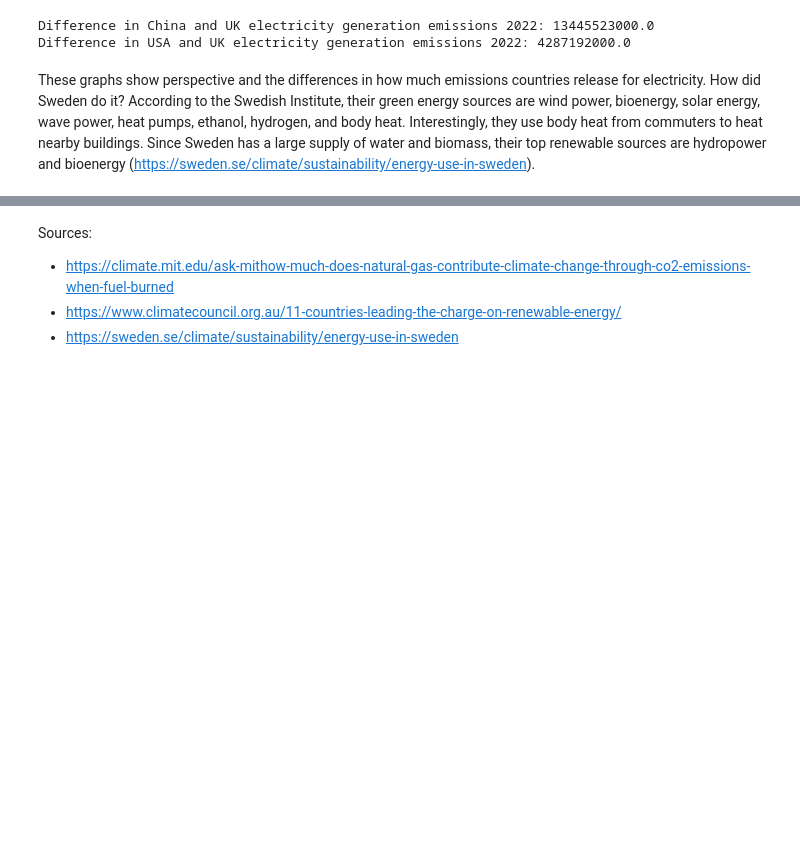
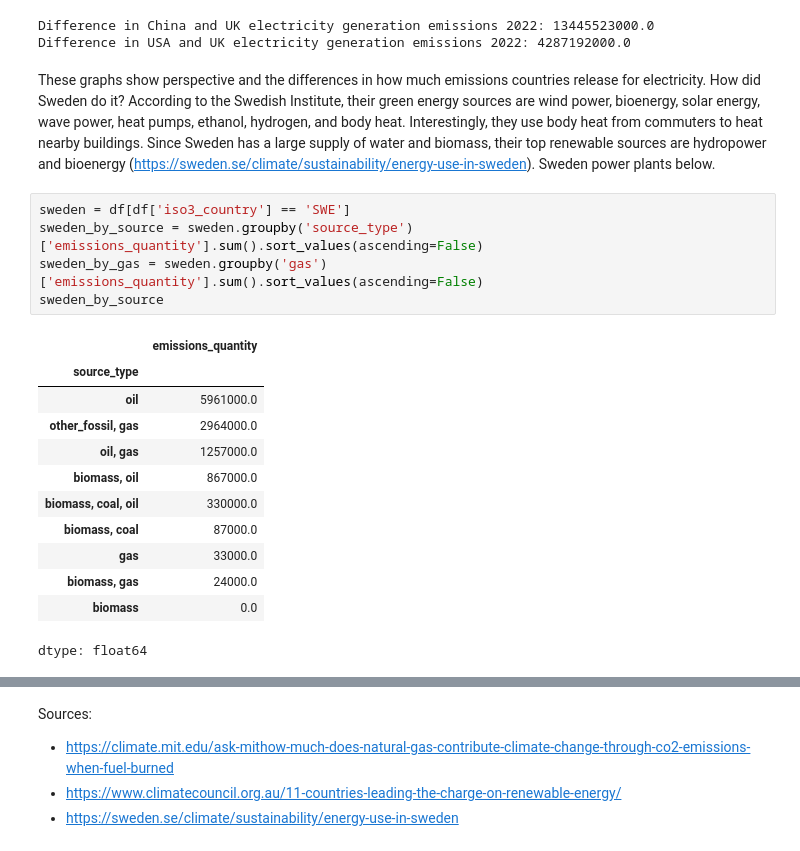
Before and after one commit to maggieesar/Electricity-and-GHG, a Jupyter notebook: FinalProject.ipynb, the cells around one changed output, grey strips where cells are left out. Drawn from its saved outputs; the diff is of its cells as text; blank space fills up the shorter version.

```diff
--- a/FinalProject.ipynb
+++ b/FinalProject.ipynb
@@ -276,4 +292,22 @@ print(f'Difference in USA and UK electricity generation emissions 2022: {us - u}
 Difference in China and UK electricity generation emissions 2022: 13445523000.0
 Difference in USA and UK electricity generation emissions 2022: 4287192000.0
 # %% [markdown]
-These graphs show perspective and the differences in how much emissions countries release for electricity. How did Sweden do it? According to the Swedish Institute, their green energy sources are wind power, bioenergy, solar energy, wave power, heat pumps, ethanol, hydrogen, and body heat. Interestingly, they use body heat from commuters to heat nearby buildings. Since Sweden has a large supply of water and biomass, their top renewable sources are hydropower and bioenergy (https://sweden.se/climate/sustainability/energy-use-in-sweden).
+These graphs show perspective and the differences in how much emissions countries release for electricity. How did Sweden do it? According to the Swedish Institute, their green energy sources are wind power, bioenergy, solar energy, wave power, heat pumps, ethanol, hydrogen, and body heat. Interestingly, they use body heat from commuters to heat nearby buildings. Since Sweden has a large supply of water and biomass, their top renewable sources are hydropower and bioenergy (https://sweden.se/climate/sustainability/energy-use-in-sweden). Sweden power plants below.
+# %%
+sweden = df[df['iso3_country'] == 'SWE']
+sweden_by_source = sweden.groupby('source_type')['emissions_quantity'].sum().sort_values(ascending=False)
+sweden_by_gas = sweden.groupby('gas')['emissions_quantity'].sum().sort_values(ascending=False)
+sweden_by_source
+# %% [output]
+|  | emissions_quantity |
+| source_type |  |
+| oil | 5961000.0 |
+| other_fossil, gas | 2964000.0 |
+| oil, gas | 1257000.0 |
+| biomass, oil | 867000.0 |
+| biomass, coal, oil | 330000.0 |
+| biomass, coal | 87000.0 |
+| gas | 33000.0 |
+| biomass, gas | 24000.0 |
+| biomass | 0.0 |
+dtype: float64
```
Also changed, not shown: parts of 3 cells of this notebook.
